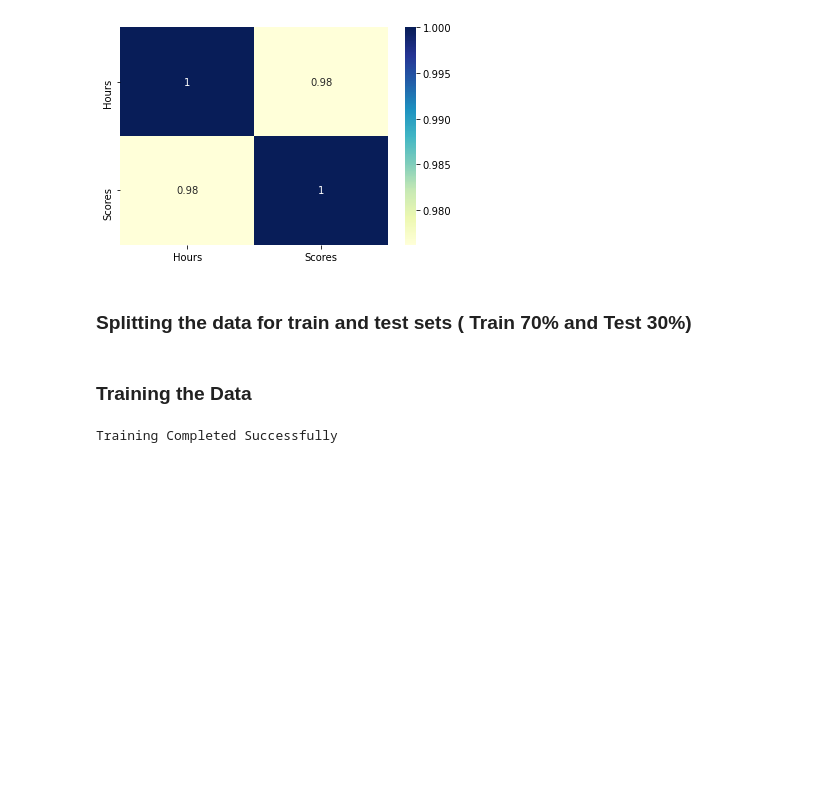
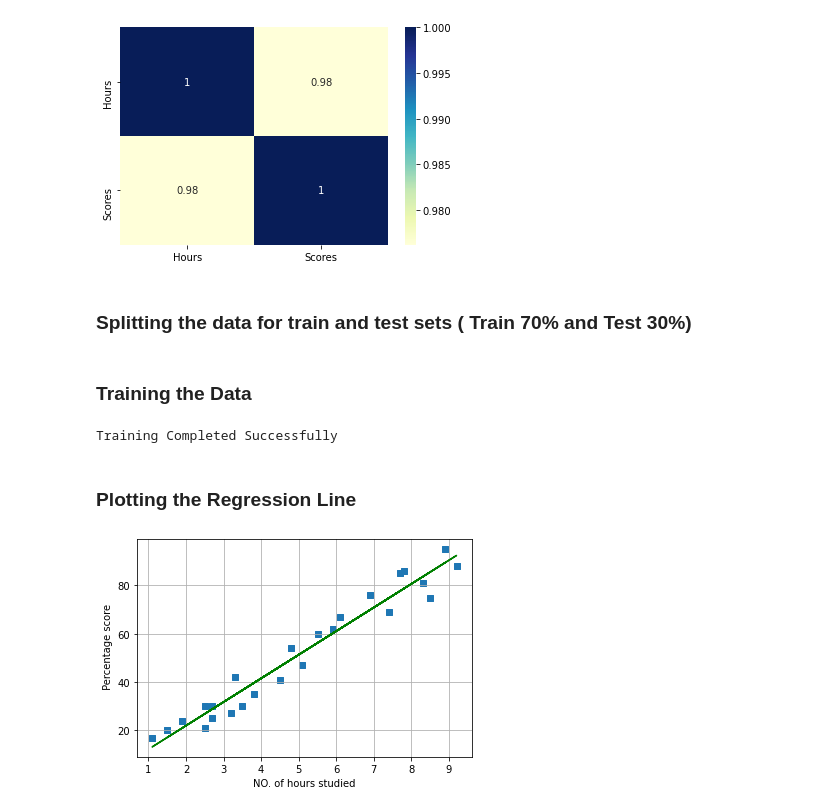
Before and after one commit to vrushit/TSF-GRIP-DECEMBER-2020, a Jupyter notebook: Task1_Vrushit_Bharucha.ipynb, the cells around one changed output. Saved outputs shown, nothing was run; the diff lists cells and outputs as text; code cells hidden in the pictures; blank space fills up the shorter version.

Commit message:
Regression Line

```diff
--- a/Task1_Vrushit_Bharucha.ipynb
+++ b/Task1_Vrushit_Bharucha.ipynb
@@ -124,3 +124,15 @@ training.fit(x_train,y_train)
 print('Training Completed Successfully')
 # %% [output]
 Training Completed Successfully
+# %% [markdown]
+### Plotting the Regression Line
+# %%
+line= training.coef_*x+training.intercept_
+plt.scatter(x,y, marker='s')
+plt.plot(x,line, c='green');
+plt.xlabel("NO. of hours studied")
+plt.ylabel(" Percentage score")
+plt.grid()
+plt.show()
+# %% [output]
+[figure, added]
```
